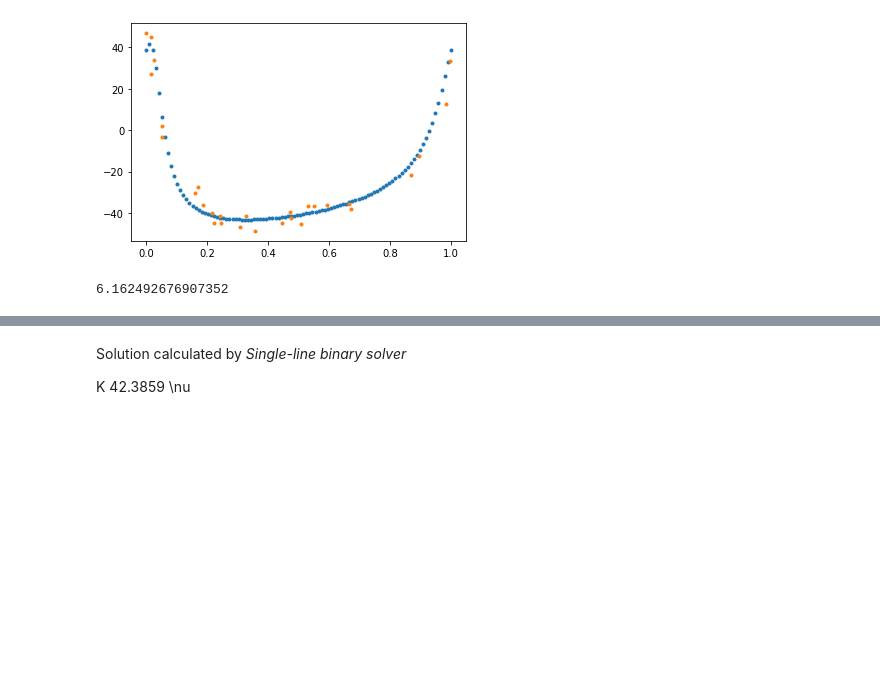
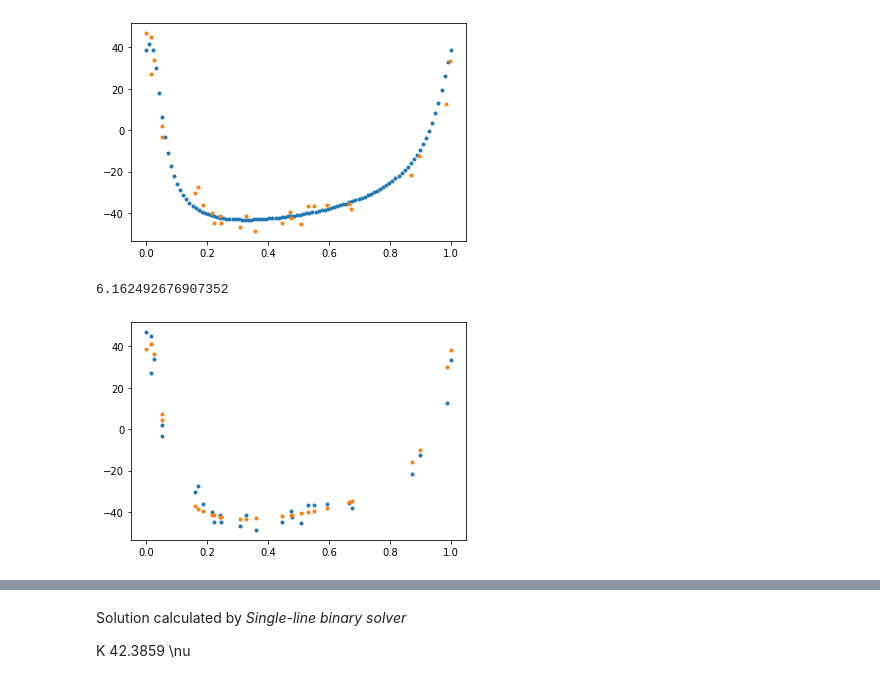
Before and after one commit to astroviki/NumericalMethods, a Jupyter notebook: GAKepler.ipynb, the cells around one changed output, grey strips where cells are left out. Drawn from its saved outputs; the diff is of its cells as text; code cells hidden in the pictures; blank space fills up the shorter version.

```diff
--- a/GAKepler.ipynb
+++ b/GAKepler.ipynb
@@ -66,15 +63,16 @@ Requirement already satisfied: six in /usr/local/lib/python3.7/dist-packages (fr
 Requirement already satisfied: numpy in /usr/local/lib/python3.7/dist-packages (from pyastronomy) (1.19.5)
 Period estimate 17.33
 # %%
-# Time zero point - maximum radial velocity
-t = t - t0
 
 phase = t/period_estimate - np.floor(t/period_estimate)
 sortIndexes = np.argsort(phase)
-sort_x = phase[sortIndexes]*period_estimate
+sort_x = phase[sortIndexes]
 sort_y = y[sortIndexes]
 
-t0 = np.argmax(sort_x)
+phase_0 = sort_x[np.argmax(sort_y)]
+sort_x = sort_x - phase_0
+indxs = np.where(sort_x < 0.0)
+sort_x[indxs] = sort_x[indxs]+1.0
 plt.plot(sort_x,sort_y,'.')
 # %% [output]
 [<matplotlib.lines.Line2D at 0x...>]
@@ -92,6 +90,7 @@ Mean line radial velocity: -0.90
 
 # Obtain the phases with respect to some
 # reference point (in this case T0=217.4)
+t0 = t[np.argmax(y)]
 phases = foldAt(t, period_estimate, T0=t0)
 
 # Sort with respect to phase
@@ -99,9 +98,9 @@ phases = foldAt(t, period_estimate, T0=t0)
 sortIndexes = np.argsort(phases)
 # ... and, second, rearrange the arrays.
 sort_phases = phases[sortIndexes]
-sort_vrad = y[sortIndexes]
+vrad_obs = y[sortIndexes]
 
-plt.plot(sort_phases,sort_vrad,'.')
+plt.plot(sort_phases,vrad_obs,'.')
 # %% [output]
 [<matplotlib.lines.Line2D at 0x...>]
 [figure]
@@ -119,7 +118,7 @@ $$
 E - e\sin{E} = \frac{2\pi}{T}(t-\tau_0)
 $$
 # %%
-# Cesco Aquilae
+# Cesco Aquilae parameters
 K = 42.3859
 gamma = -26.5092
 e = 0.65121
@@ -150,26 +149,23 @@ def radial_velocity(time):
   return K*(np.cos(nu+omega)+e*np.cos(omega))+gamma
 
 time = np.linspace(0,1.0,100)
-#E = Kepler(time)
-#nu = true_anomaly(E)
-vrad = radial_velocity(time)
+vrad_syntetic = radial_velocity(time)
 
-plt.plot(days,vrad,'.')
-#plt.plot(sort_x,sort_y,'.')
-plt.plot(sort_phases,sort_vrad,'.')
+plt.plot(time,vrad_syntetic,'.')
+plt.plot(sort_phases,vrad_obs,'.')
 # %% [output]
 [<matplotlib.lines.Line2D at 0x...>]
 [figure]
 # %%
 def residuum(vrad_syntetic,vrad):
   N = np.size(vrad)
   return np.sqrt(np.sum(np.square(vrad-vrad_syntetic))/(N-1))
 
-E = Kepler(sort_phases)
-nu = true_anomaly(E)
-vrad_syntetic = radial_velocity(nu)
-vrad = sort_vrad
+vrad_syntetic = radial_velocity(sort_phases)
 
-print(residuum(vrad_syntetic,vrad))
+plt.plot(sort_phases,vrad_obs,'.')
+plt.plot(sort_phases,vrad_syntetic,'.')
+print(residuum(vrad_syntetic,vrad_obs))
 # %% [output]
 6.162492676907352
+[figure, added]
```
Also changed, not shown: parts of 6 cells of this notebook.
